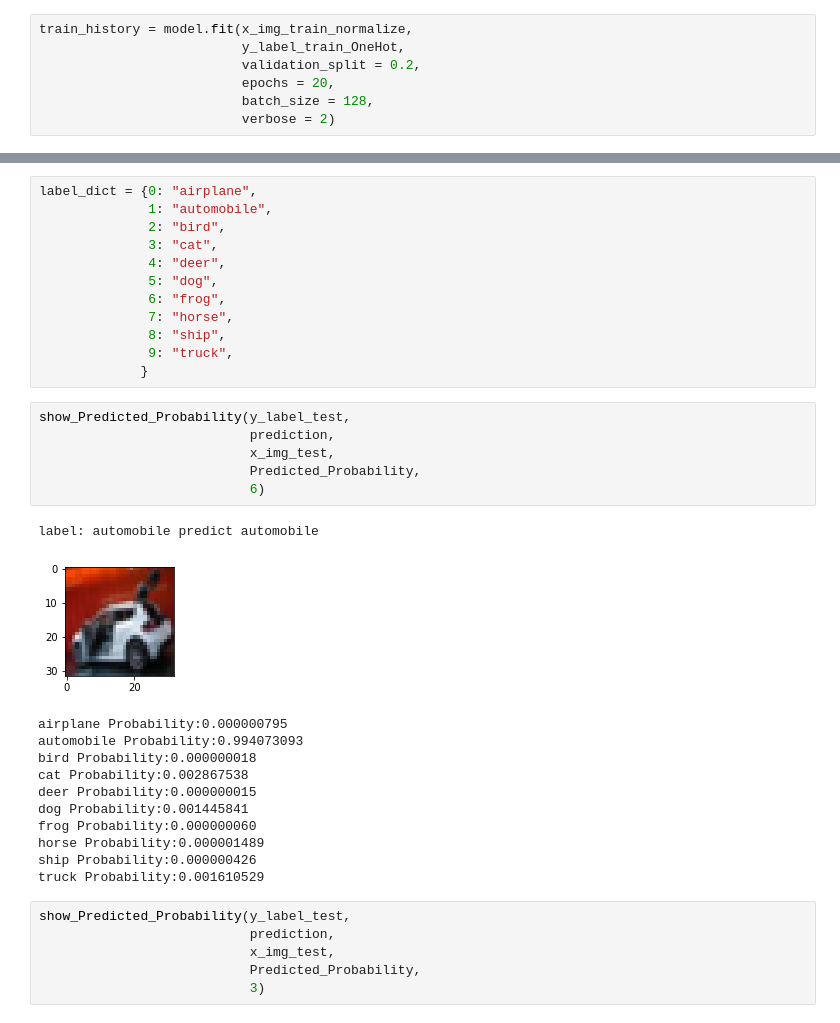
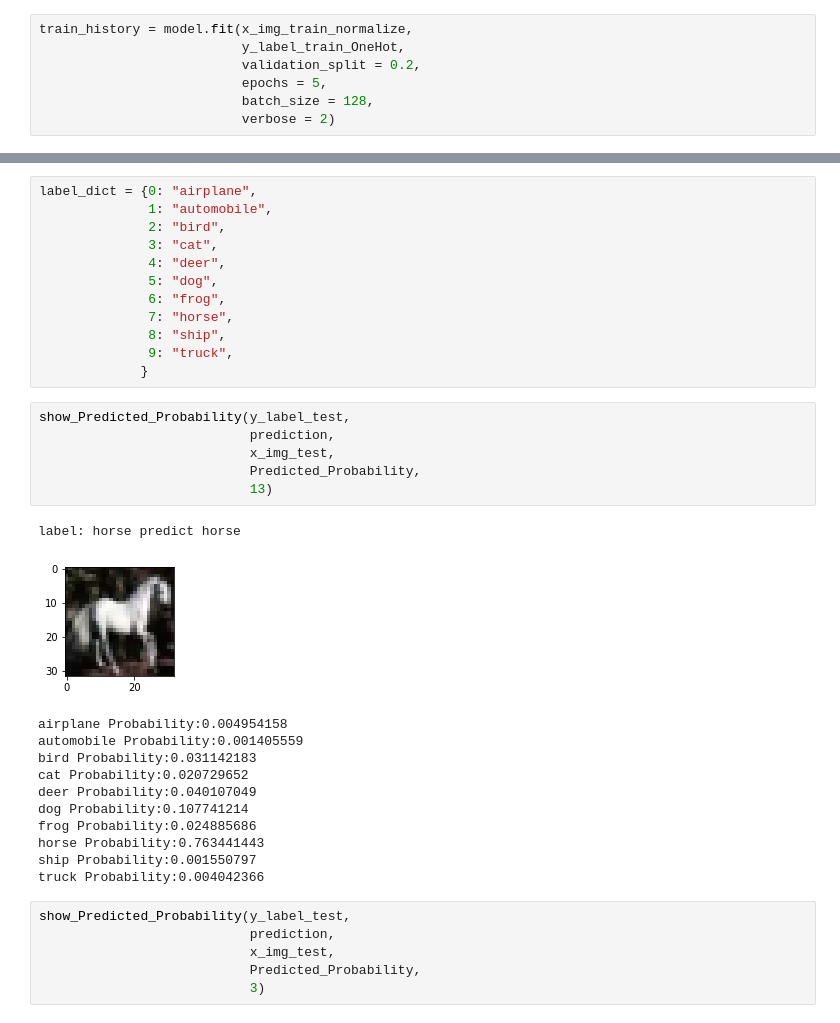
Before and after one commit to alex19891118/1081ML, a Jupyter notebook: mid/CNN_CIFAR10.ipynb, the cells around one changed output, grey strips where cells are left out. Cells and saved outputs as stored; diff of their text form.

```diff
--- a/mid/CNN_CIFAR10.ipynb
+++ b/mid/CNN_CIFAR10.ipynb
@@ -83,7 +85,7 @@ model.compile(loss = 'categorical_crossentropy',
 train_history = model.fit(x_img_train_normalize,
                           y_label_train_OneHot,
                           validation_split = 0.2,
-                          epochs = 20,
+                          epochs = 5,
                           batch_size = 128,
                           verbose = 2)
 # %% [output]
@@ -195,22 +191,22 @@ label_dict = {0: "airplane",
 # %%
 show_Predicted_Probability(y_label_test,
                            prediction,
                            x_img_test,
                            Predicted_Probability,
-                           6)
+                           13)
 # %% [output]
-label: automobile predict automobile
+label: horse predict horse
-[figure, old version]
+[figure, new version]
-airplane Probability:0.000000795
-automobile Probability:0.994073093
-bird Probability:0.000000018
-cat Probability:0.002867538
-deer Probability:0.000000015
-dog Probability:0.001445841
-frog Probability:0.000000060
-horse Probability:0.000001489
-ship Probability:0.000000426
-truck Probability:0.001610529
+airplane Probability:0.004954158
+automobile Probability:0.001405559
+bird Probability:0.031142183
+cat Probability:0.020729652
+deer Probability:0.040107049
+dog Probability:0.107741214
+frog Probability:0.024885686
+horse Probability:0.763441443
+ship Probability:0.001550797
+truck Probability:0.004042366
 # %%
 show_Predicted_Probability(y_label_test,
                            prediction,
```
Also changed, not shown: parts of 8 cells of this notebook, 1 other file.
